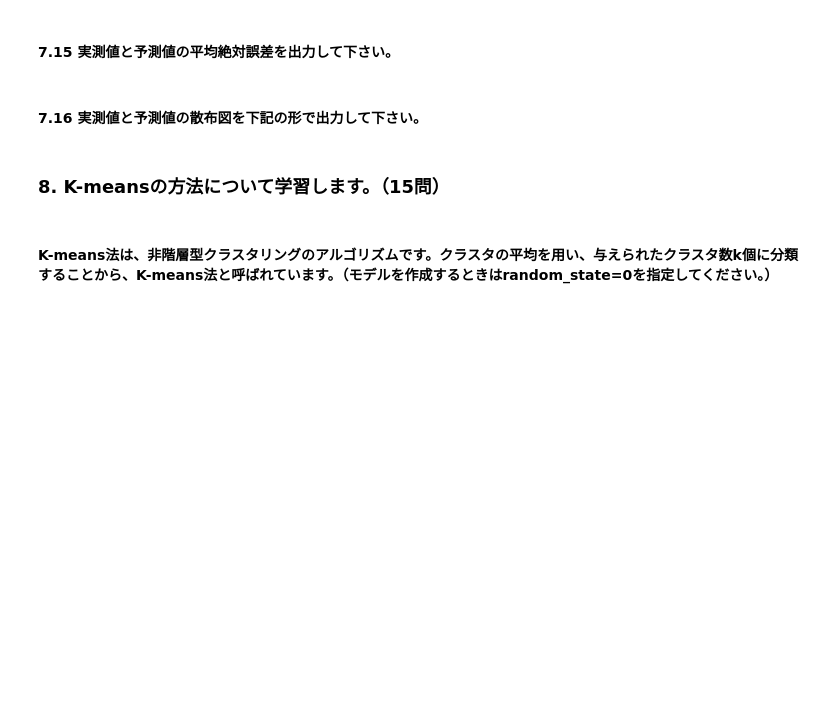
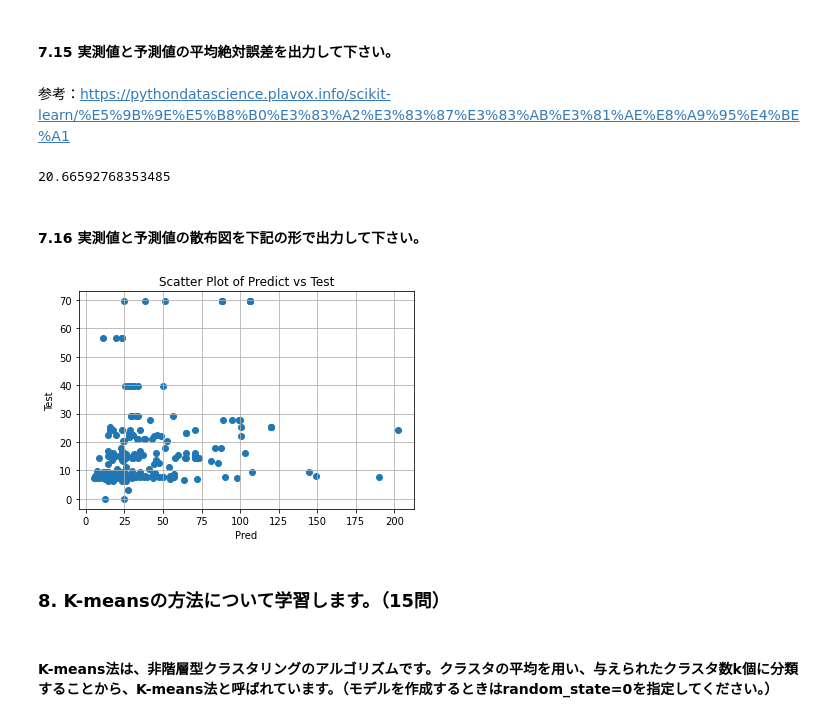
Before and after one commit to A24-N/googlecolaboratory, a Jupyter notebook: 04_machine_learning_editor.ipynb, the cells around one changed output. Cells and saved outputs as stored; diff of their text form; code cells hidden in the pictures; blank space fills up the shorter version.

```diff
--- a/04_machine_learning_editor.ipynb
+++ b/04_machine_learning_editor.ipynb
@@ -566,2 +929,11 @@ DecisionTreeClassifier(max_depth=4, random_state=0)
 # %% [markdown]
 #### 7.10 目的変数が量的変数の場合（回帰）を確認していきましょう。目的変数を「fare」に変更し、説明変数から削除して下さい。「age」,「sibsp」,「parch」,「sex」から「fare」を予測するモデルを作成することになります。
+# %%
+y_train = X_train['fare']
+y_test = X_test['fare']
+X_train.drop(['fare'], axis=1, inplace=True)
+X_test.drop(['fare'], axis=1, inplace=True)
+print('X_train:\n', X_train.columns)
+print('X_test:\n', X_test.columns)
+print('y_train:\n',y_train.head())
+print('y_test:\n',y_test.head())
@@ -570,2 +963,5 @@ DecisionTreeClassifier(max_depth=4, random_state=0)
 # %% [markdown]
 #### 7.12 ランダムフォレスト（回帰木）を読み込んで、「random_forest」と言う変数名に設定して下さい。その上で引数random_stateのみ「0」を指定し、下記のようなランダムフォレストのパラメータ値を出力してください。※random_stateに数字を入れることで、結果を固定することができます。
+# %%
+random_forest = RandomForestRegressor(random_state=0)
+random_forest
@@ -572,2 +970,4 @@ DecisionTreeClassifier(max_depth=4, random_state=0)
 # %% [markdown]
 #### 7.13 fit関数を使い、学習データを使用して、ランダムフォレストの学習を行って下さい。
+# %%
+random_forest.fit(X_train,y_train)
@@ -574,2 +976,5 @@ DecisionTreeClassifier(max_depth=4, random_state=0)
 # %% [markdown]
 #### 7.14 作成したモデルを用いて、新規データ（X_test）に対する予測値を出力（上から50行）してください。※ここが「予測」と呼ばれる処理になります。
+# %%
+predicted = random_forest.predict(X_test)
+predicted[:50]
@@ -576,7 +995,23 @@ DecisionTreeClassifier(max_depth=4, random_state=0)
 # %% [markdown]
 #### 7.15 実測値と予測値の平均絶対誤差を出力して下さい。
+# %% [markdown]
+参考：https://pythondatascience.plavox.info/scikit-learn/%E5%9B%9E%E5%B8%B0%E3%83%A2%E3%83%87%E3%83%AB%E3%81%AE%E8%A9%95%E4%BE%A1
+# %%
+from sklearn.metrics import mean_absolute_error
+mean_absolute_error(y_test, predicted)
+# %% [output]
+20.66592768353485
 # %% [markdown]
 #### 7.16 実測値と予測値の散布図を下記の形で出力して下さい。
+# %%
+plt.scatter(predicted,y_test)
+plt.title("Scatter Plot of Predict vs Test")
+plt.xlabel("Pred")
+plt.ylabel("Test")
+plt.grid()
+plt.show()
+# %% [output]
+[figure, added]
 # %% [markdown]
 ### 8. K-meansの方法について学習します。（15問）
 # %% [markdown]
```
Also changed, not shown: parts of 48 cells of this notebook.
